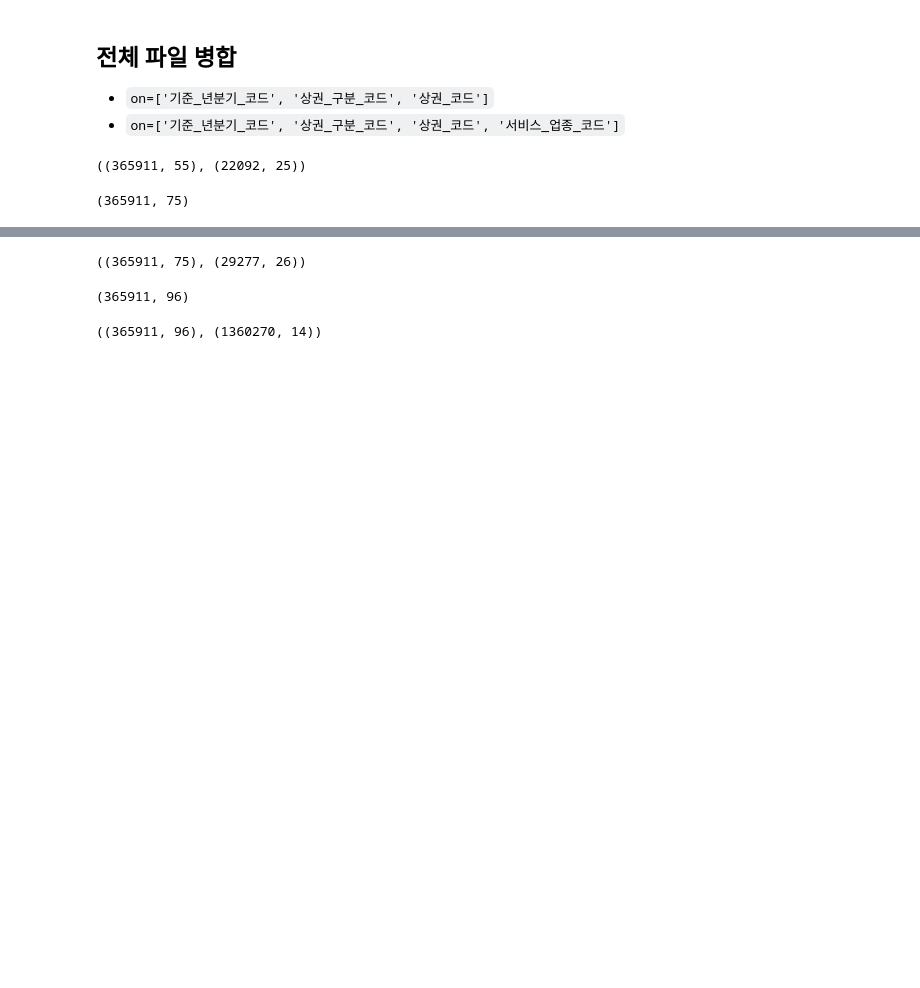
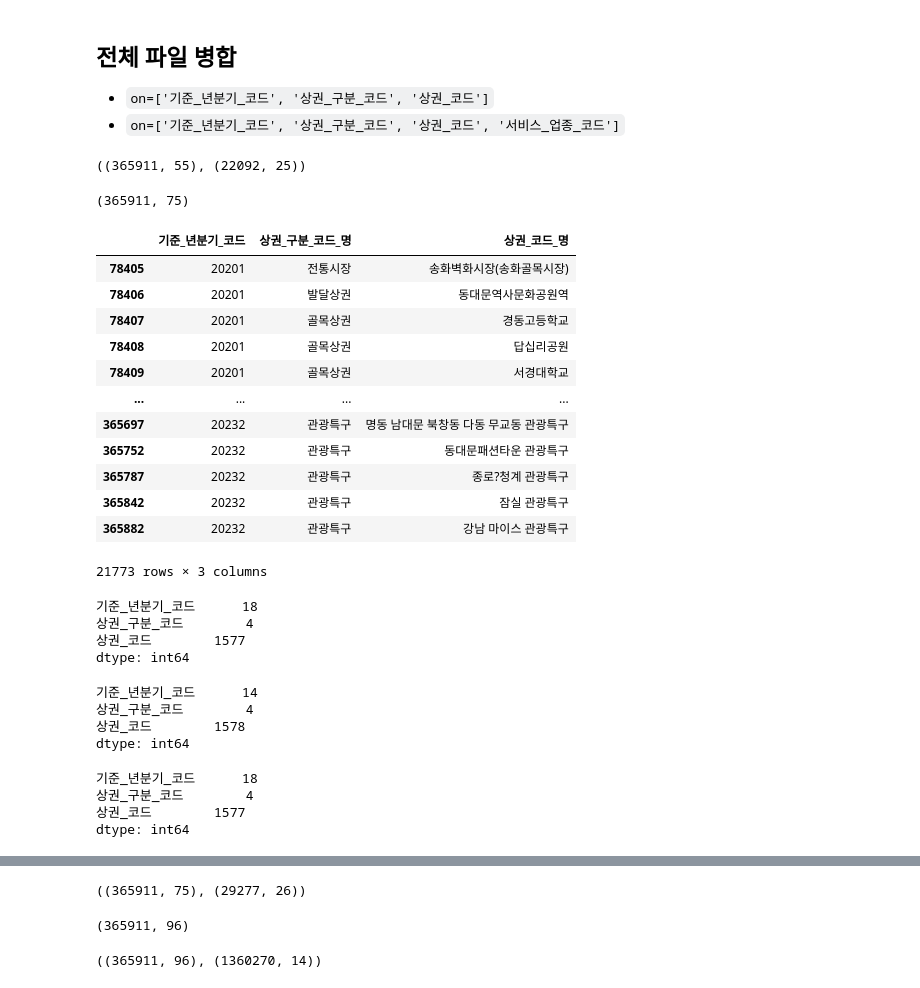
Before and after one commit to KT-AIvle-4th-Big-Project-Team2/SAI, a Jupyter notebook: Modeling/data cleansing_상권.ipynb, the cells around one changed output, grey strips where cells are left out. Drawn from its saved outputs; the diff is of its cells as text; code cells hidden in the pictures; blank space fills up the shorter version.

```diff
--- a/Modeling/data cleansing_상권.ipynb
+++ b/Modeling/data cleansing_상권.ipynb
@@ -518,3 +518,41 @@ temp = sales.merge(facilities, how='left', on=['기준_년분기_코드', '상
 temp.shape
 # %% [output]
 (365911, 75)
+# %%
+null_idx = temp[temp['기준_년분기_코드']>20194].isnull().index.to_list()
+temp.loc[null_idx,["기준_년분기_코드","상권_구분_코드_명","상권_코드_명"]].drop_duplicates()
+# %% [output]
+|  | 기준_년분기_코드 | 상권_구분_코드_명 | 상권_코드_명 |
+| 78405 | 20201 | 전통시장 | 송화벽화시장(송화골목시장) |
+| 78406 | 20201 | 발달상권 | 동대문역사문화공원역 |
+| 78407 | 20201 | 골목상권 | 경동고등학교 |
+| 78408 | 20201 | 골목상권 | 답십리공원 |
+| 78409 | 20201 | 골목상권 | 서경대학교 |
+| ... | ... | ... | ... |
+| 365697 | 20232 | 관광특구 | 명동 남대문 북창동 다동 무교동 관광특구 |
+| 365752 | 20232 | 관광특구 | 동대문패션타운 관광특구 |
+| 365787 | 20232 | 관광특구 | 종로?청계 관광특구 |
+| 365842 | 20232 | 관광특구 | 잠실 관광특구 |
+| 365882 | 20232 | 관광특구 | 강남 마이스 관광특구 |
+21773 rows × 3 columns
+# %%
+sales[['기준_년분기_코드', '상권_구분_코드', '상권_코드']].nunique()
+# %% [output]
+기준_년분기_코드      18
+상권_구분_코드        4
+상권_코드        1577
+dtype: int64
+# %%
+facilities[['기준_년분기_코드', '상권_구분_코드', '상권_코드']].nunique()
+# %% [output]
+기준_년분기_코드      14
+상권_구분_코드        4
+상권_코드        1578
+dtype: int64
+# %%
+temp[['기준_년분기_코드', '상권_구분_코드', '상권_코드']].nunique()
+# %% [output]
+기준_년분기_코드      18
+상권_구분_코드        4
+상권_코드        1577
+dtype: int64
```
Also changed, not shown: parts of 21 cells of this notebook.
